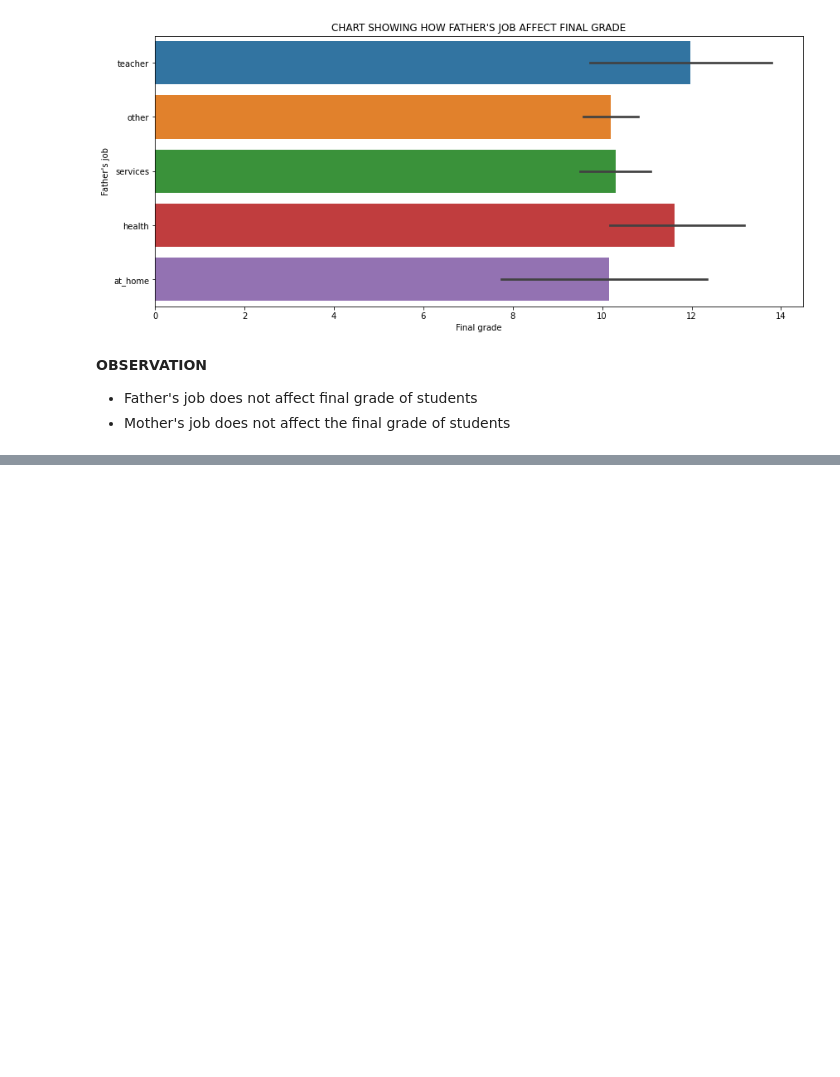
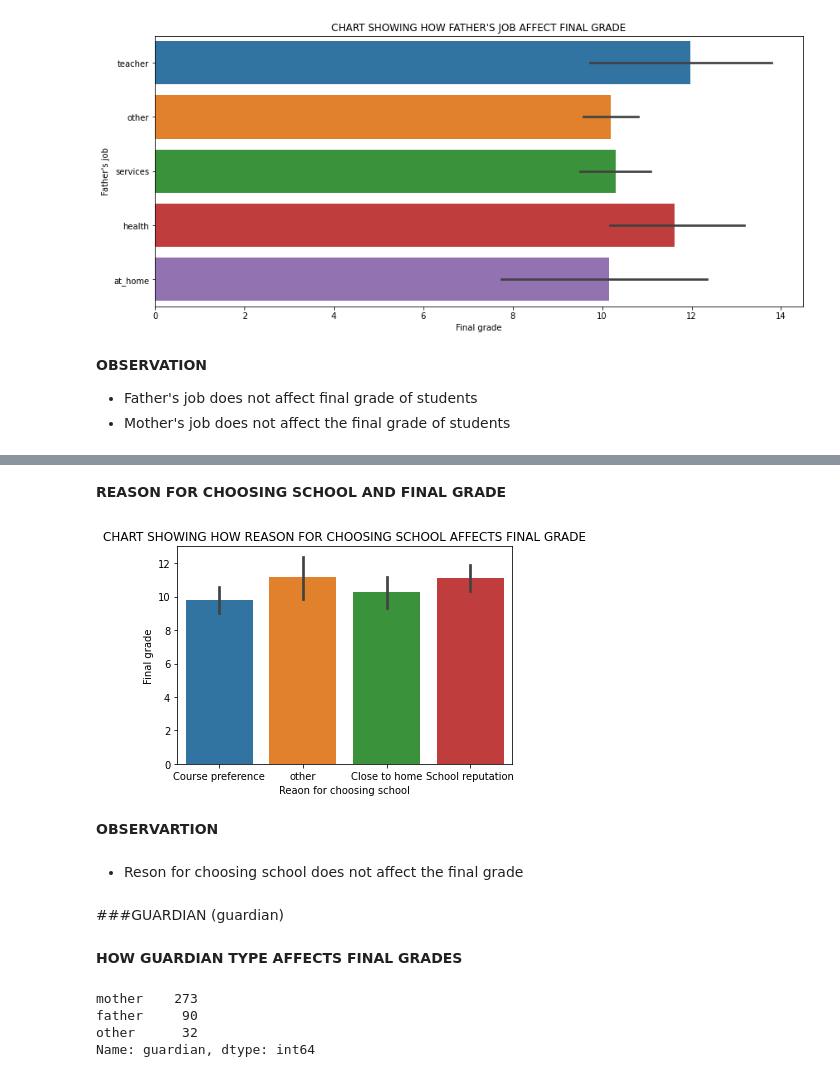
Before and after one commit to devchoplife/Students-grades, a Jupyter notebook: portuguese_students_grade_analysis.ipynb, the cells around one changed output, grey strips where cells are left out. Drawn from its saved outputs; the diff is of its cells as text; code cells hidden in the pictures; blank space fills up the shorter version.

```diff
--- a/portuguese_students_grade_analysis.ipynb
+++ b/portuguese_students_grade_analysis.ipynb
@@ -454,0 +479,25 @@ plt.show()
+# %% [markdown]
+**REASON FOR CHOOSING SCHOOL AND FINAL GRADE**
+# %%
+sns.barplot('reason', 'G3', data = grades)
+plt.title("CHART SHOWING HOW REASON FOR CHOOSING SCHOOL AFFECTS FINAL GRADE")
+plt.xlabel("Reaon for choosing school")
+plt.ylabel("Final grade")
+plt.show()
+# %% [output]
+[figure, added]
+# %% [markdown]
+**OBSERVARTION**
+# %% [markdown]
+* Reson for choosing school does not affect the final grade
+# %% [markdown]
+###GUARDIAN (guardian)
+# %% [markdown]
+**HOW GUARDIAN TYPE AFFECTS FINAL GRADES**
+# %%
+grades['guardian'].value_counts()
+# %% [output]
+mother    273
+father     90
+other      32
+Name: guardian, dtype: int64
```
Also changed, not shown: parts of 12 cells of this notebook.
